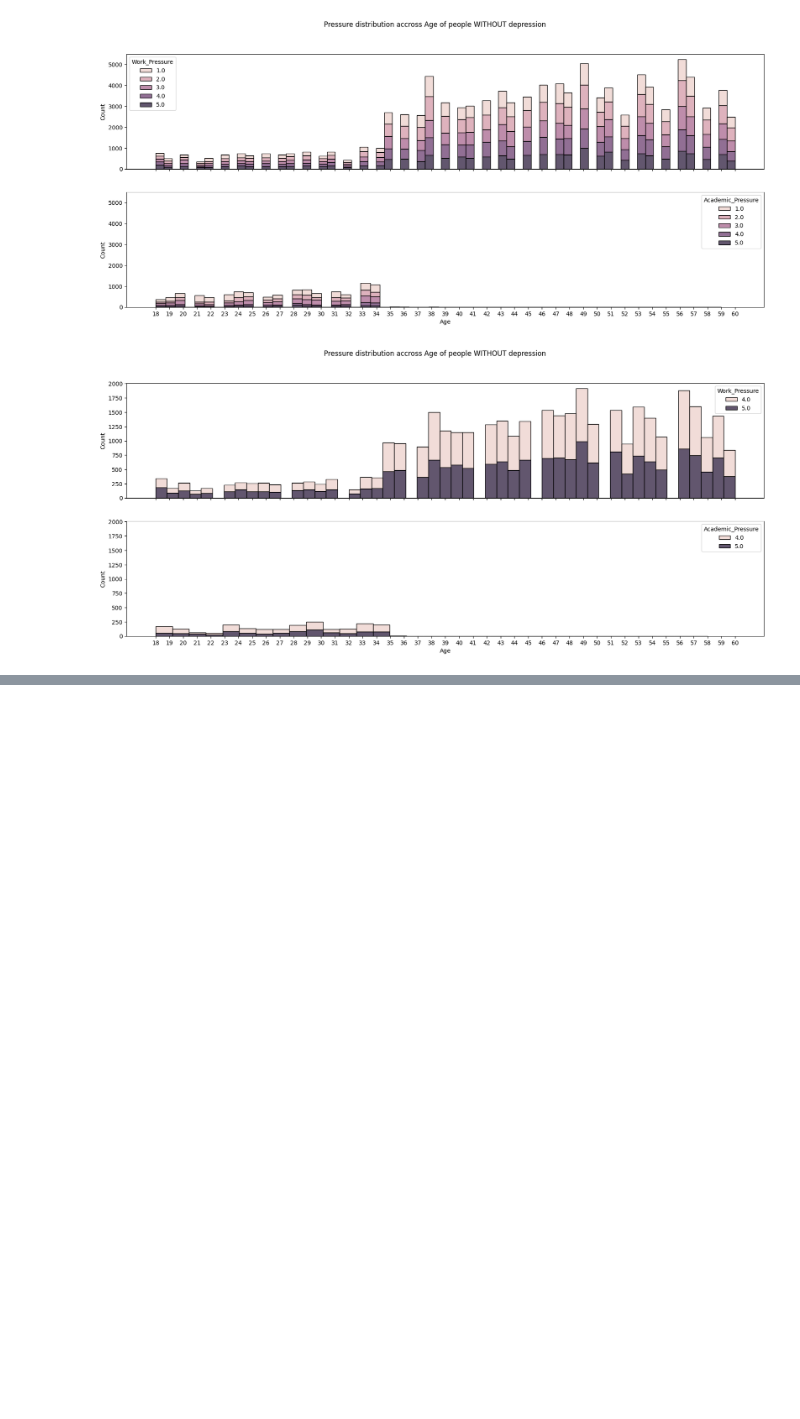
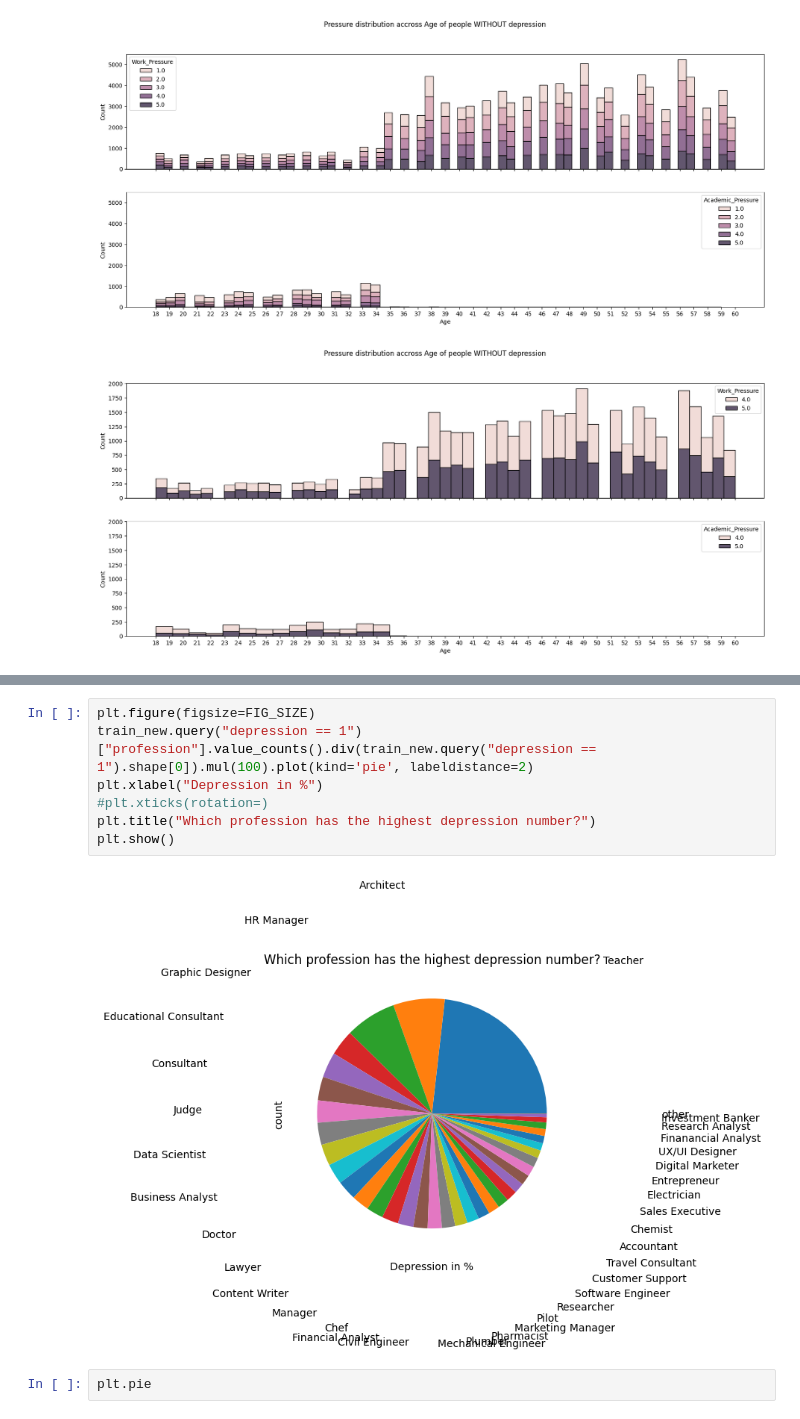
Before and after one commit to ypj95/kc_mental_health2024, a Jupyter notebook: notebooks/00_data_overview.ipynb, the cells around one changed output, grey strips where cells are left out. Drawn from its saved outputs; the diff is of its cells as text; blank space fills up the shorter version.

```diff
--- a/notebooks/00_data_overview.ipynb
+++ b/notebooks/00_data_overview.ipynb
@@ -595,0 +542,11 @@ array(['nan'], dtype=object)
+# %%
+plt.figure(figsize=FIG_SIZE)
+train_new.query("depression == 1")["profession"].value_counts().div(train_new.query("depression == 1").shape[0]).mul(100).plot(kind='pie', labeldistance=2)
+plt.xlabel("Depression in %")
+#plt.xticks(rotation=)
+plt.title("Which profession has the highest depression number?")
+plt.show()
+# %% [output]
+[figure, added]
+# %%
+plt.pie
```
Also changed, not shown: parts of 34 cells of this notebook.
